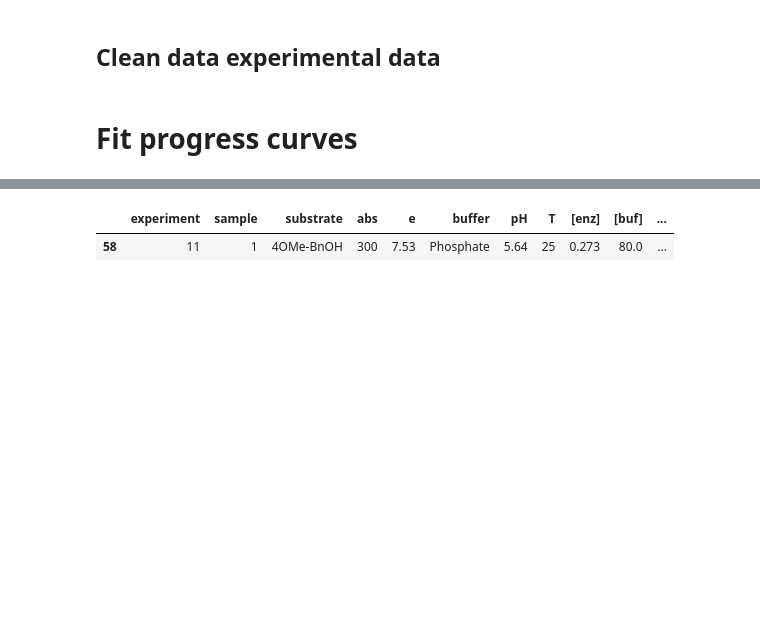
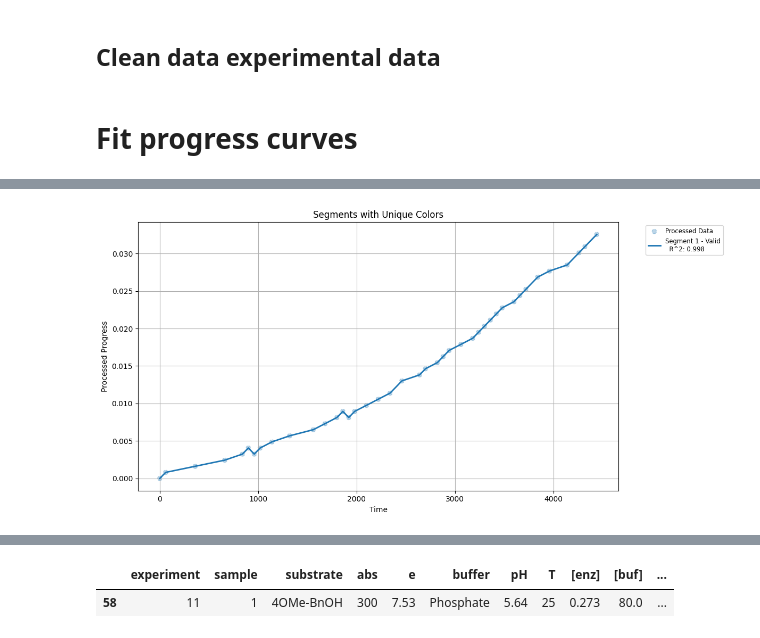
Before and after one commit to madsr2d2/masterThesis, a Jupyter notebook: masterThesis.ipynb, the cells around one changed output, grey strips where cells are left out. Cells and saved outputs as stored; diff of their text form; code cells hidden in the pictures; blank space fills up the shorter version.

```diff
--- a/masterThesis.ipynb
+++ b/masterThesis.ipynb
@@ -1771,0 +1324,94 @@ def sigmoid_with_offset(t, A, k, t0, C):
+# %%
+def identify_valid_segments(
+    break_points, t_processed, P_processed, min_r2_threshold=0.9, plot=False
+):
+    """
+    Identify valid segments for rate expression fitting based on \( R^2 \) evaluation.
+
+    Parameters:
+        break_points (list): List of breakpoints (time values) from the second function.
+        t_processed (array-like): Time values from the processed time series.
+        P_processed (array-like): Progress values from the processed time series.
+        min_r2_threshold (float): Minimum \( R^2 \) value for a segment to be considered valid. Default is 0.9.
+        plot (bool): Whether to plot the segments. Default is False.
+
+    Returns:
+        list: List of valid segments as tuples (t_segment, P_segment, validity metrics).
+    """
+    import numpy as np
+    import matplotlib.pyplot as plt
+    from scipy.optimize import curve_fit
+
+    # Define the integrated Hill equation
+    def integrated_hill(t, Vmax, K, n, P0):
+        return P0 + (Vmax * t**n) / (K**n + t**n)
+
+    valid_segments = []  # Store valid segments
+    all_segments = []  # Store all segments with their validity and metrics
+
+    # Add start and end points to breakpoints for segmentation
+    break_points = [t_processed[0]] + break_points + [t_processed[-1]]
+
+    # Iterate over each segment defined by consecutive breakpoints
+    for i in range(len(break_points) - 1):
+        # Extract the segment
+        mask = (t_processed >= break_points[i]) & (t_processed <= break_points[i + 1])
+        t_segment = t_processed[mask]
+        P_segment = P_processed[mask]
+
+        if len(t_segment) < 2 or len(P_segment) < 2:  # Skip very short segments
+            continue
+
+        # Fit an integrated Hill equation
+        try:
+            p0 = [np.max(P_segment), np.median(t_segment), 1.0, np.min(P_segment)]
+            params, _ = curve_fit(integrated_hill, t_segment, P_segment, p0=p0, maxfev=50000)
+            P_fit = integrated_hill(t_segment, *params)
+            residuals = P_segment - P_fit
+            ss_res = np.sum(residuals**2)
+            ss_tot = np.sum((P_segment - np.mean(P_segment))**2)
+            r2 = 1 - (ss_res / ss_tot)
+        except RuntimeError:
+            r2 = -np.inf  # Mark as invalid if fit fails
+
+        # Determine if the segment is valid
+        is_valid = r2 >= min_r2_threshold
+
+        # Store segment information
+        all_segments.append((t_segment, P_segment, is_valid, {"r2": r2}))
+
+        # Add to valid segments if valid
+        if is_valid:
+            valid_segments.append((t_segment, P_segment, {"r2": r2}))
+
+    # Plot all segments with unique colors
+    if plot:
+        plt.figure(figsize=(12, 6))
+        plt.scatter(t_processed, P_processed, label="Processed Data", alpha=0.3, linestyle="--")
+        cmap = plt.colormaps["tab20"]  # Use the colormap
+
+        for idx, (t_segment, P_segment, is_valid, metrics) in enumerate(all_segments):
+            color = cmap(idx / len(all_segments))  # Normalize index for colormap
+            label = (
+                f"Segment {idx + 1} - {'Valid' if is_valid else 'Invalid'}\n"
+                f"  R^2: {metrics['r2']:.3f}"
+            )
+            plt.plot(t_segment, P_segment, label=label, color=color, linewidth=2)
+
+        plt.title("Segments with Unique Colors")
+        plt.xlabel("Time")
+        plt.ylabel("Processed Progress")
+        plt.legend(loc="upper left", bbox_to_anchor=(1.05, 1), fontsize="small")
+        plt.grid(True)
+        plt.tight_layout()
+        plt.show()
+
+    return valid_segments
+
+
+
+valid_segments = identify_valid_segments(
+    change_points, rectified_t,rectified_P, min_r2_threshold=0.90, plot=True
+)
+# %% [output]
+[figure, added]
```
Also changed, not shown: parts of 13 cells of this notebook, 9 other files.
